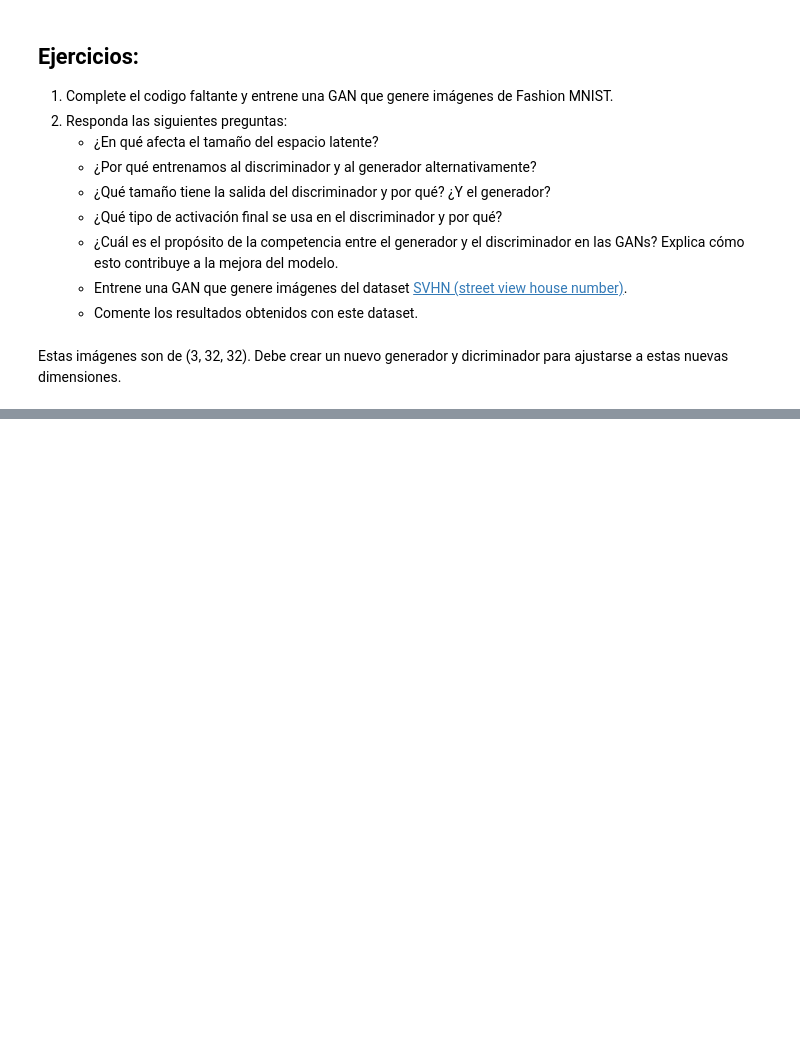
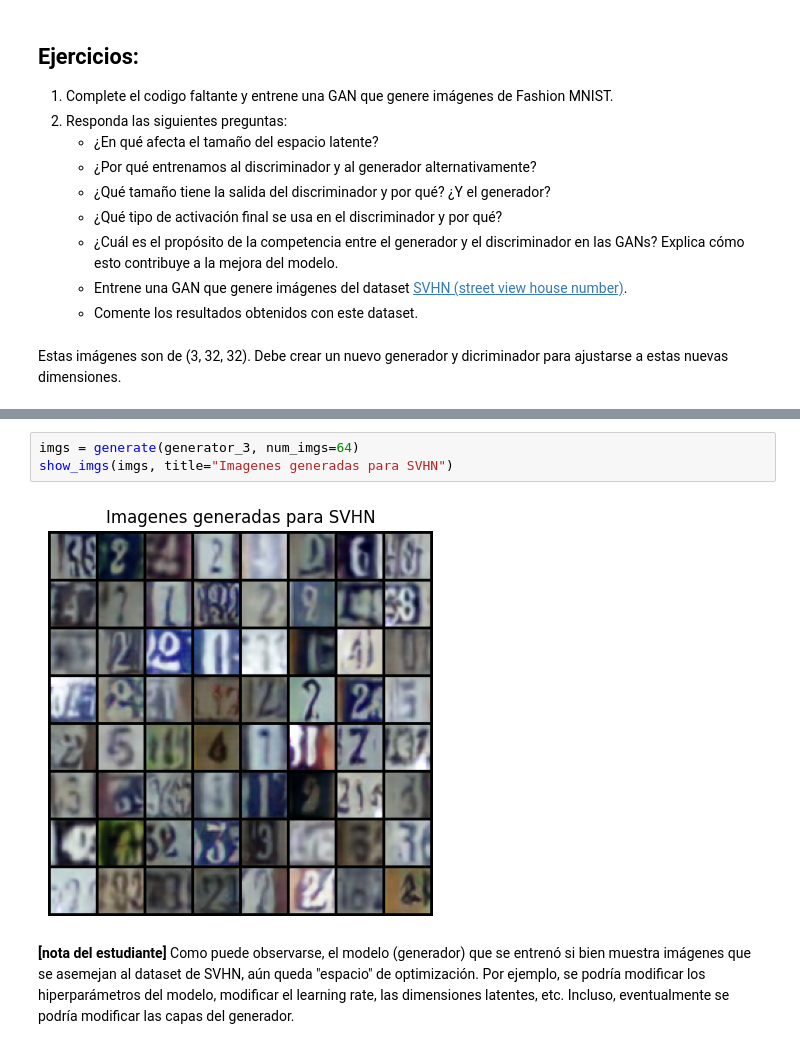
Before and after one commit to bluezombie/iagen_practico05, a Jupyter notebook: dcgan-fmnist.ipynb, the cells around one changed output, grey strips where cells are left out. Cells and saved outputs as stored; diff of their text form; blank space fills up the shorter version.

Commit message:
Finalización del trabajo, implementando el GAN utilizando el dataset SVHN

```diff
--- a/dcgan-fmnist.ipynb
+++ b/dcgan-fmnist.ipynb
@@ -257,0 +368,7 @@ Image size: torch.Size([3, 32, 32])
+# %%
+imgs = generate(generator_3, num_imgs=64)
+show_imgs(imgs, title="Imagenes generadas para SVHN")
+# %% [output]
+[figure, added]
+# %% [markdown]
+**[nota del estudiante]** Como puede observarse, el modelo (generador) que se entrenó si bien muestra imágenes que se asemejan al dataset de SVHN, aún queda "espacio" de optimización. Por ejemplo, se podría modificar los hiperparámetros del modelo, modificar el learning rate, las dimensiones latentes, etc. Incluso, eventualmente se podría modificar las capas del generador.
```
Also changed, not shown: parts of 11 cells of this notebook.
